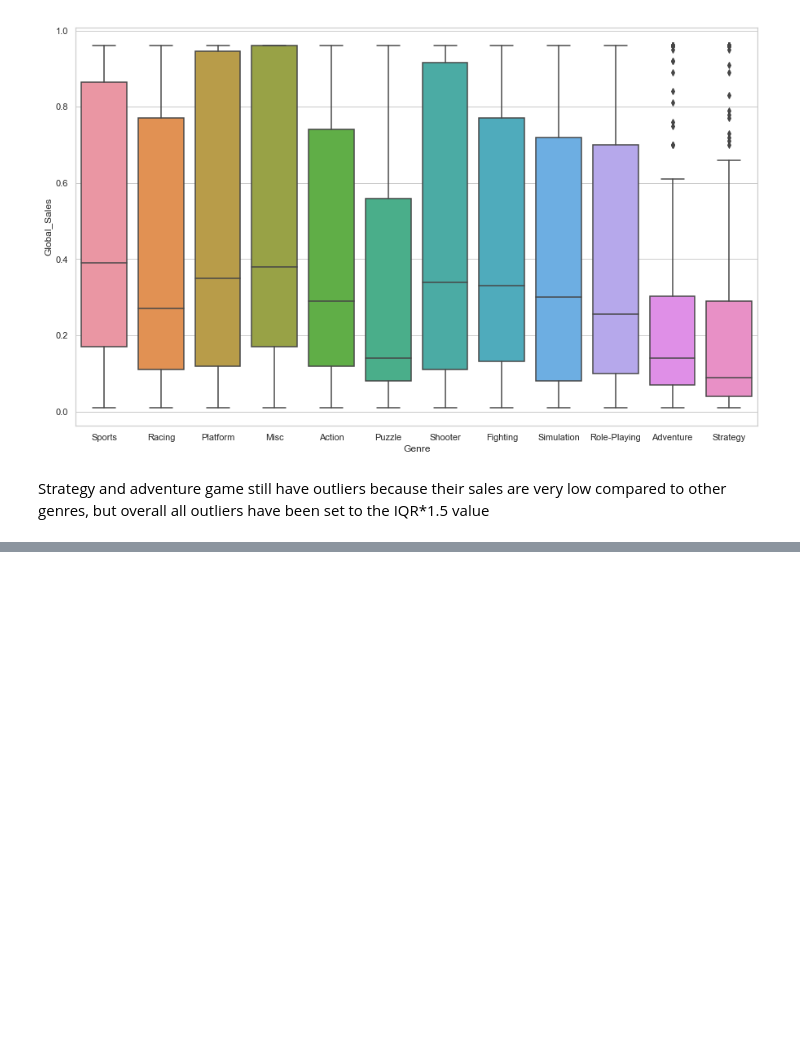
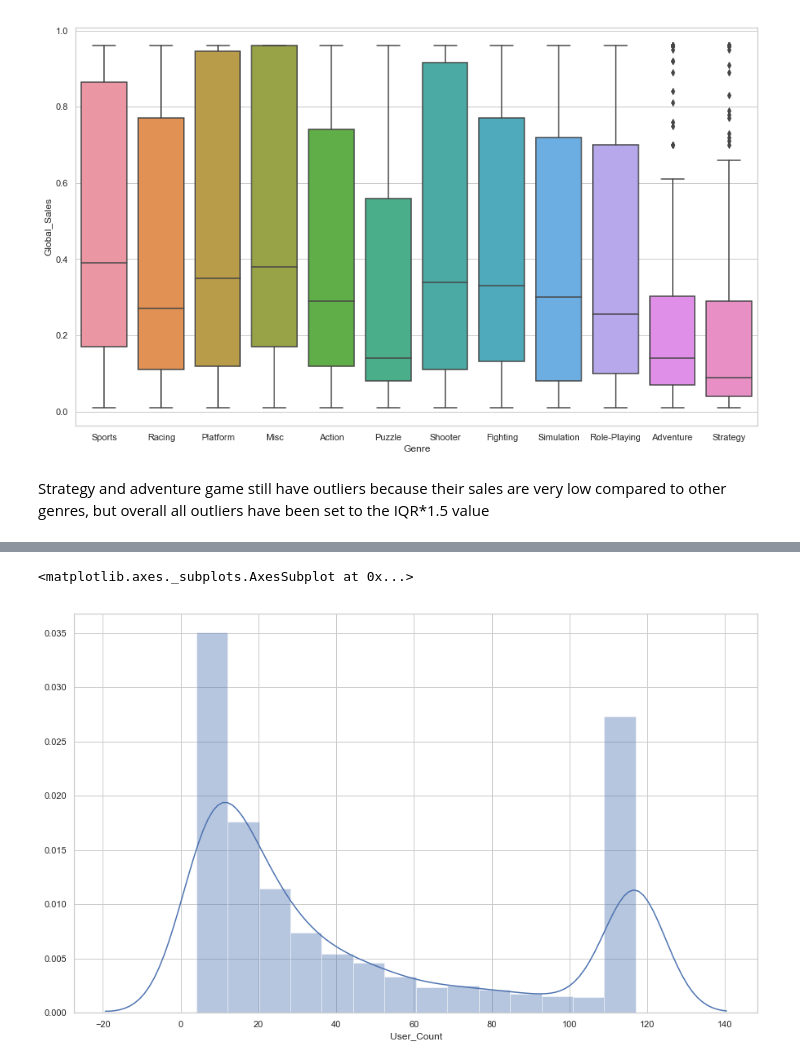
Before and after one commit to legomydiego/Thinkful-Unit-3, a Jupyter notebook: Supervised Learning Capstone Project.ipynb, the cells around one changed output, grey strips where cells are left out. Cells and saved outputs as stored; diff of their text form; code cells hidden in the pictures; blank space fills up the shorter version.

```diff
--- a/Supervised Learning Capstone Project.ipynb
+++ b/Supervised Learning Capstone Project.ipynb
@@ -205,0 +216,6 @@ sns.distplot(clean_df['Global_Sales'])
+# %%
+plt.figure(figsize=(15, 9))
+sns.distplot(clean_df['User_Count'])
+# %% [output]
+<matplotlib.axes._subplots.AxesSubplot at 0x...>
+[figure, added]
```
Also changed, not shown: parts of 5 cells of this notebook.
